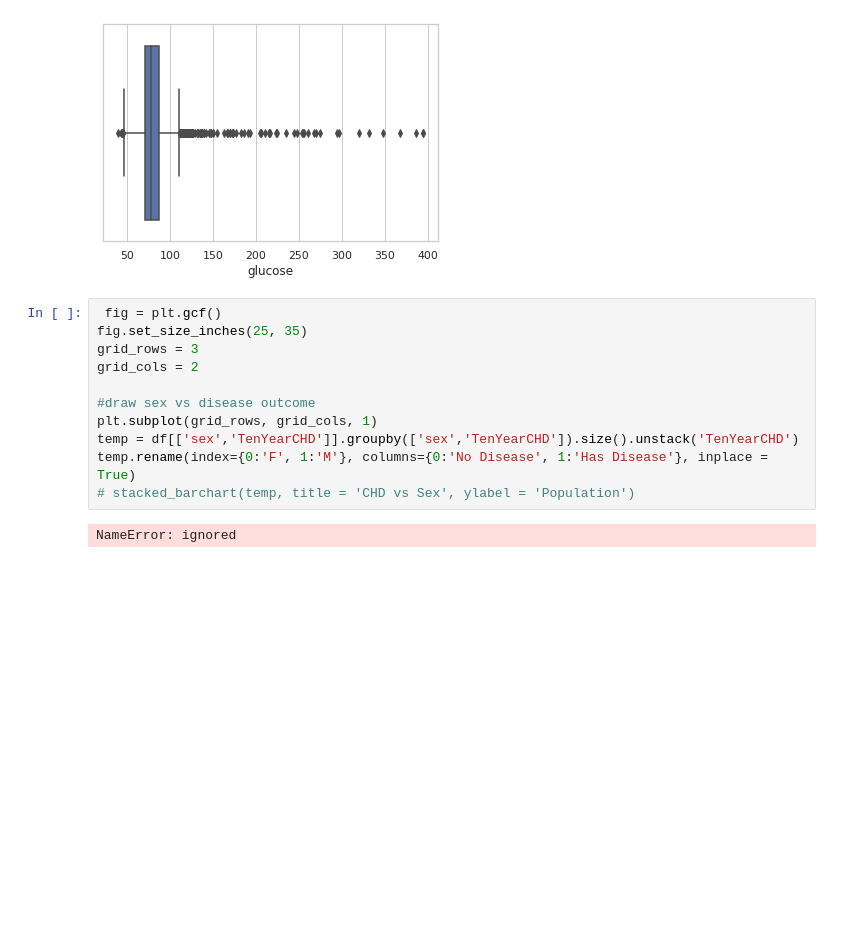
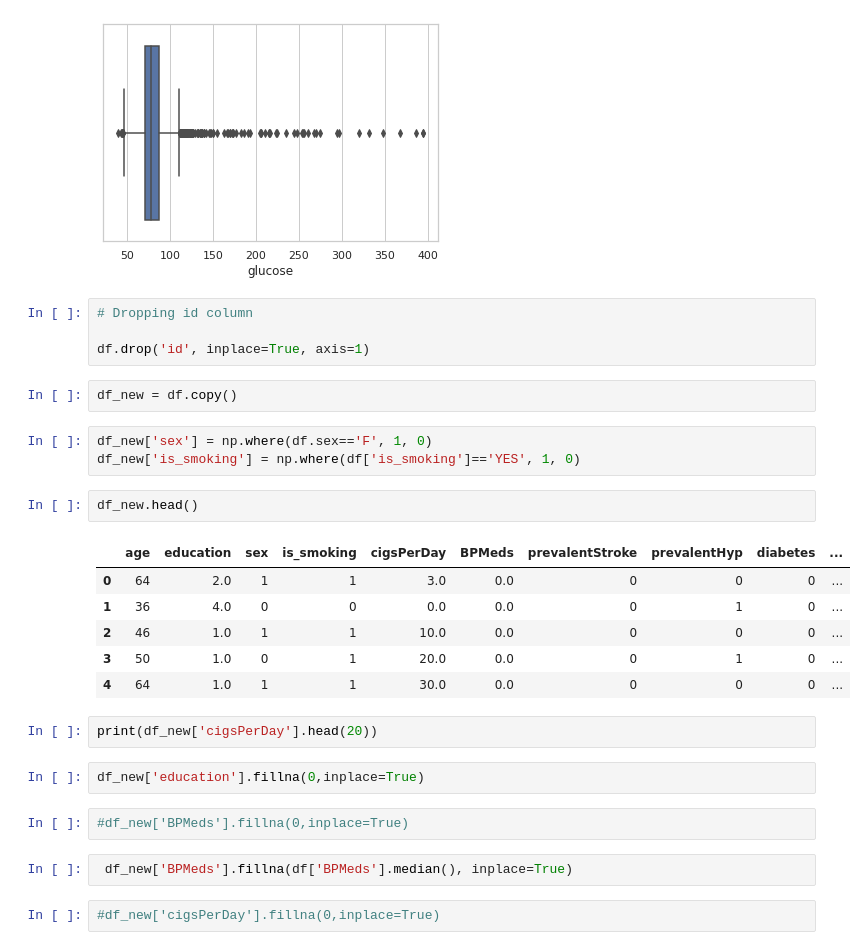
Before and after one commit to Yogesh-8998/Cardio-Vascular-Risk-Prediction, a Jupyter notebook: CHD_Risk_prediction.ipynb, the cells around one changed output. Saved outputs shown, nothing was run; the diff lists cells and outputs as text; blank space fills up the shorter version.

```diff
--- a/CHD_Risk_prediction.ipynb
+++ b/CHD_Risk_prediction.ipynb
@@ -247,16 +193,31 @@ sns.boxplot(df['age'])
 # %% [output]
 <matplotlib.axes._subplots.AxesSubplot at 0x...>
 [figure]
-# %%
- fig = plt.gcf()
-fig.set_size_inches(25, 35)
-grid_rows = 3
-grid_cols = 2
-
-#draw sex vs disease outcome
-plt.subplot(grid_rows, grid_cols, 1)
-temp = df[['sex','TenYearCHD']].groupby(['sex','TenYearCHD']).size().unstack('TenYearCHD')
-temp.rename(index={0:'F', 1:'M'}, columns={0:'No Disease', 1:'Has Disease'}, inplace = True)
-# stacked_barchart(temp, title = 'CHD vs Sex', ylabel = 'Population')
-# %% [output]
-NameError: ignored
+# %%
+# Dropping id column
+
+df.drop('id', inplace=True, axis=1)
+# %%
+df_new = df.copy()
+# %%
+df_new['sex'] = np.where(df.sex=='F', 1, 0)
+df_new['is_smoking'] = np.where(df['is_smoking']=='YES', 1, 0)
+# %%
+df_new.head()
+# %% [output]
+|  | age | education | sex | is_smoking | cigsPerDay | BPMeds | prevalentStroke | prevalentHyp | diabetes | ... |
+| 0 | 64 | 2.0 | 1 | 1 | 3.0 | 0.0 | 0 | 0 | 0 | ... |
+| 1 | 36 | 4.0 | 0 | 0 | 0.0 | 0.0 | 0 | 1 | 0 | ... |
+| 2 | 46 | 1.0 | 1 | 1 | 10.0 | 0.0 | 0 | 0 | 0 | ... |
+| 3 | 50 | 1.0 | 0 | 1 | 20.0 | 0.0 | 0 | 1 | 0 | ... |
+| 4 | 64 | 1.0 | 1 | 1 | 30.0 | 0.0 | 0 | 0 | 0 | ... |
+# %%
+print(df_new['cigsPerDay'].head(20))
+# %%
+df_new['education'].fillna(0,inplace=True)
+# %%
+#df_new['BPMeds'].fillna(0,inplace=True)
+# %%
+ df_new['BPMeds'].fillna(df['BPMeds'].median(), inplace=True)
+# %%
+#df_new['cigsPerDay'].fillna(0,inplace=True)
```
Also changed, not shown: parts of 46 cells of this notebook.
